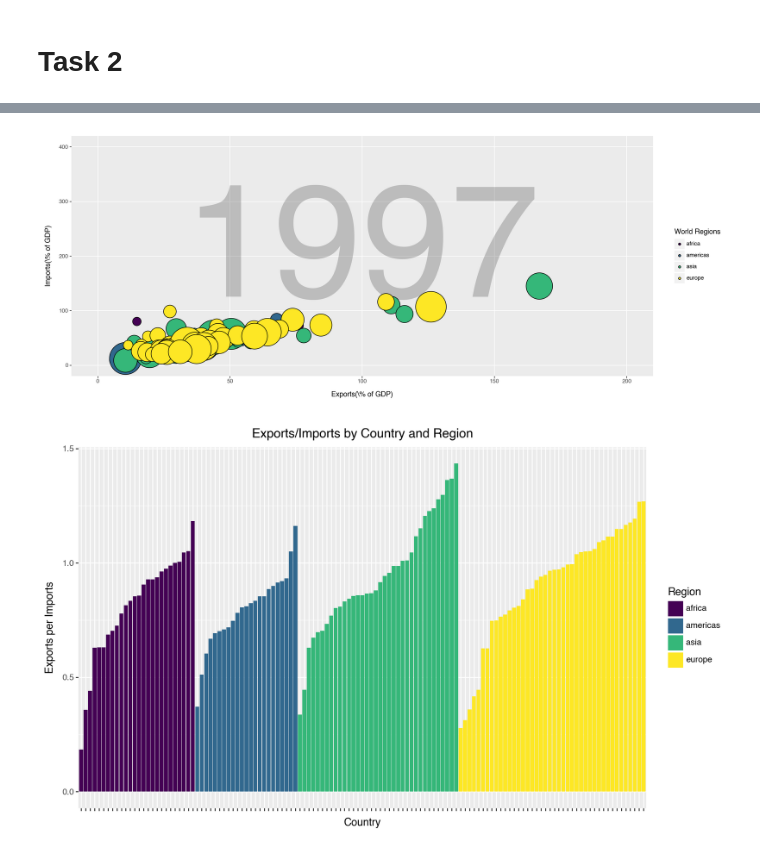
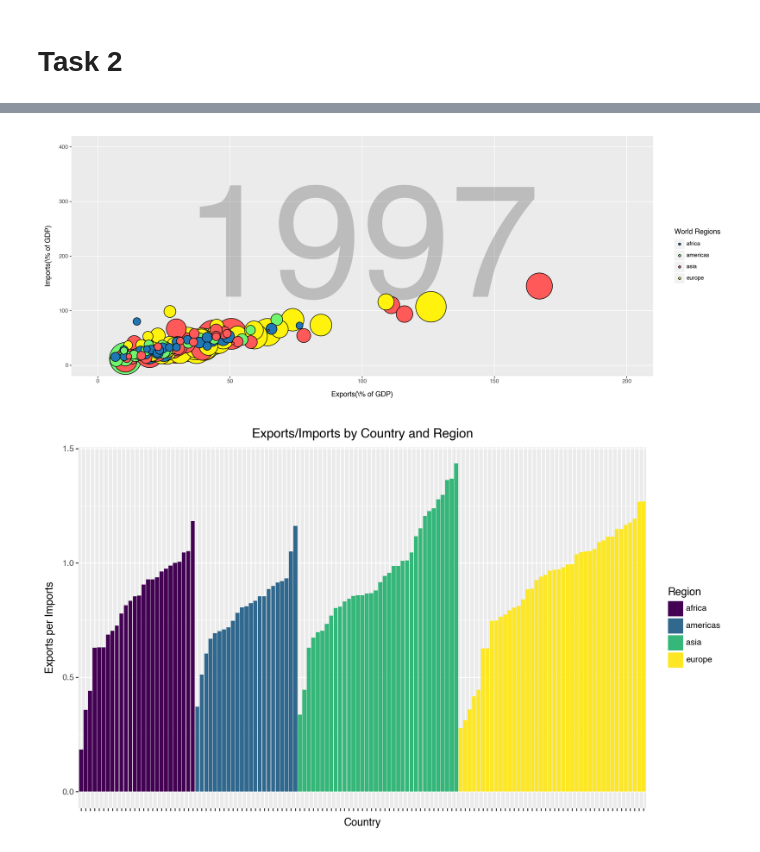
Before and after one commit to kylelew30/Labs, a Jupyter notebook: Lab1.ipynb, the cells around one changed output, grey strips where cells are left out. Saved outputs shown, nothing was run; the diff lists cells and outputs as text; code cells hidden in the pictures.

```diff
--- a/Lab1.ipynb
+++ b/Lab1.ipynb
@@ -12,6 +12,13 @@ format:
 from plotnine import *
 import pandas as pd
 import numpy as np
+# %%
+custom_colors = {
+    'africa': '#1f77b4',
+    'europe': '#fff30e',
+    'americas': '#70f470',
+    'asia': '#ff5959'
+}
 # %% [markdown]
 # Task 1
 # %%
@@ -97,24 +99,28 @@ q2.head()
+# %%
+q2.head()
+q2_sorted = q2.sort_values(by="energy", ascending=False)
 # %%
 (
-ggplot(q2, aes(x = "exports", y = "imports", size="energy", fill="factor(four_regions)")) +
+ggplot(q2_sorted, aes(x = "exports", y = "imports", size="energy", fill="factor(four_regions)")) +
 annotate(
     "text", x = 100, y = 200, label = "1997", size = 250, color = "black", alpha=0.2
 ) +
 geom_point(alpha=1) +
-scale_size(range=(2, 30))+
+scale_size(range=(1, 30))+
 guides(size="none") +
 ylim(0,400) +
 xlim(0, 200) +
+scale_fill_manual(values=custom_colors) +
 theme(
     figure_size=(15, 6),
     panel_grid_minor=element_blank()) +
 labs(
     x = "Exports(\% of GDP)",
     y = "Imports(\% of GDP)",
     fill = "World Regions")
 )
 # %% [output]
-[figure, old version]
+[figure, new version]
 # %%
 region_order = ['North America', 'Europe', 'Asia', 'South America']
 q2['four_regions'] = pd.Categorical(q2['four_regions'], categories=region_order, ordered=True)
```
Also changed, not shown: parts of 6 cells of this notebook, 1 other file.
